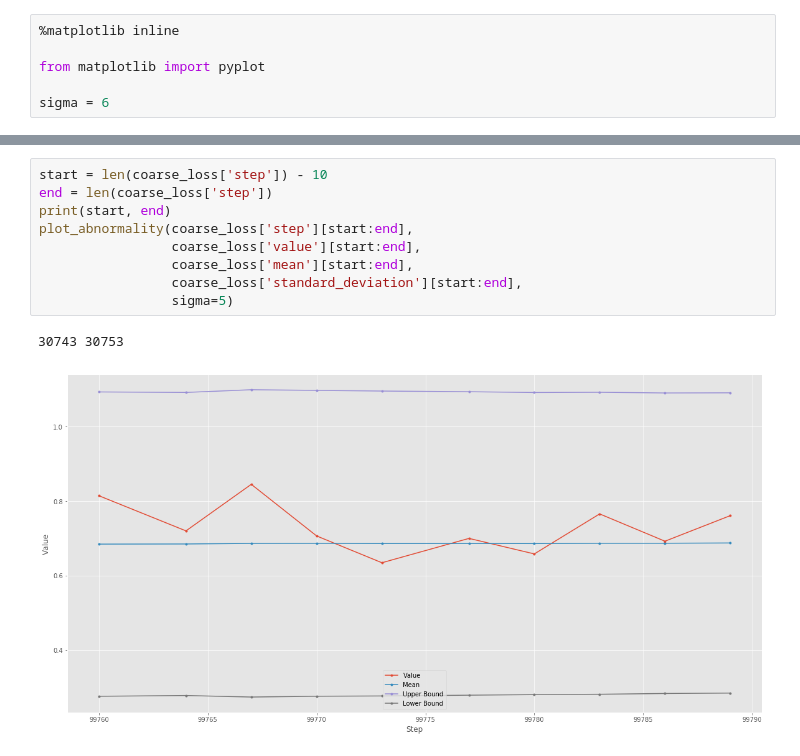
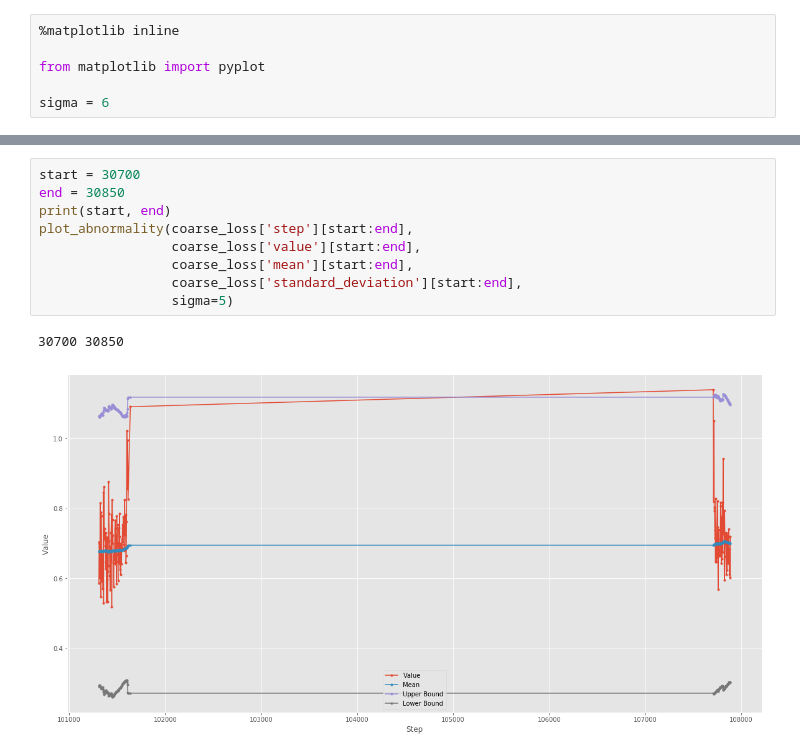
Before and after one commit to wellsaid-labs/tts-evaluation, a Jupyter notebook: notebooks/Detecting Anomalies.ipynb, the cells around one changed output, grey strips where cells are left out. Cells and saved outputs as stored; diff of their text form.

```diff
--- a/notebooks/Detecting Anomalies.ipynb
+++ b/notebooks/Detecting Anomalies.ipynb
@@ -113,12 +131,12 @@ coarse_loss['mean'], coarse_loss['standard_deviation'] = get_running_mean_and_st
 # %%
-start = len(coarse_loss['step']) - 10
-end = len(coarse_loss['step'])
+start = 30700
+end = 30850
 print(start, end)
 plot_abnormality(coarse_loss['step'][start:end],
                  coarse_loss['value'][start:end],
                  coarse_loss['mean'][start:end],
                  coarse_loss['standard_deviation'][start:end],
                  sigma=5)
 # %% [output]
-30743 30753
+30700 30850
-[figure, old version]
+[figure, new version]
```
Also changed, not shown: parts of 2 cells of this notebook, 7 other files.
